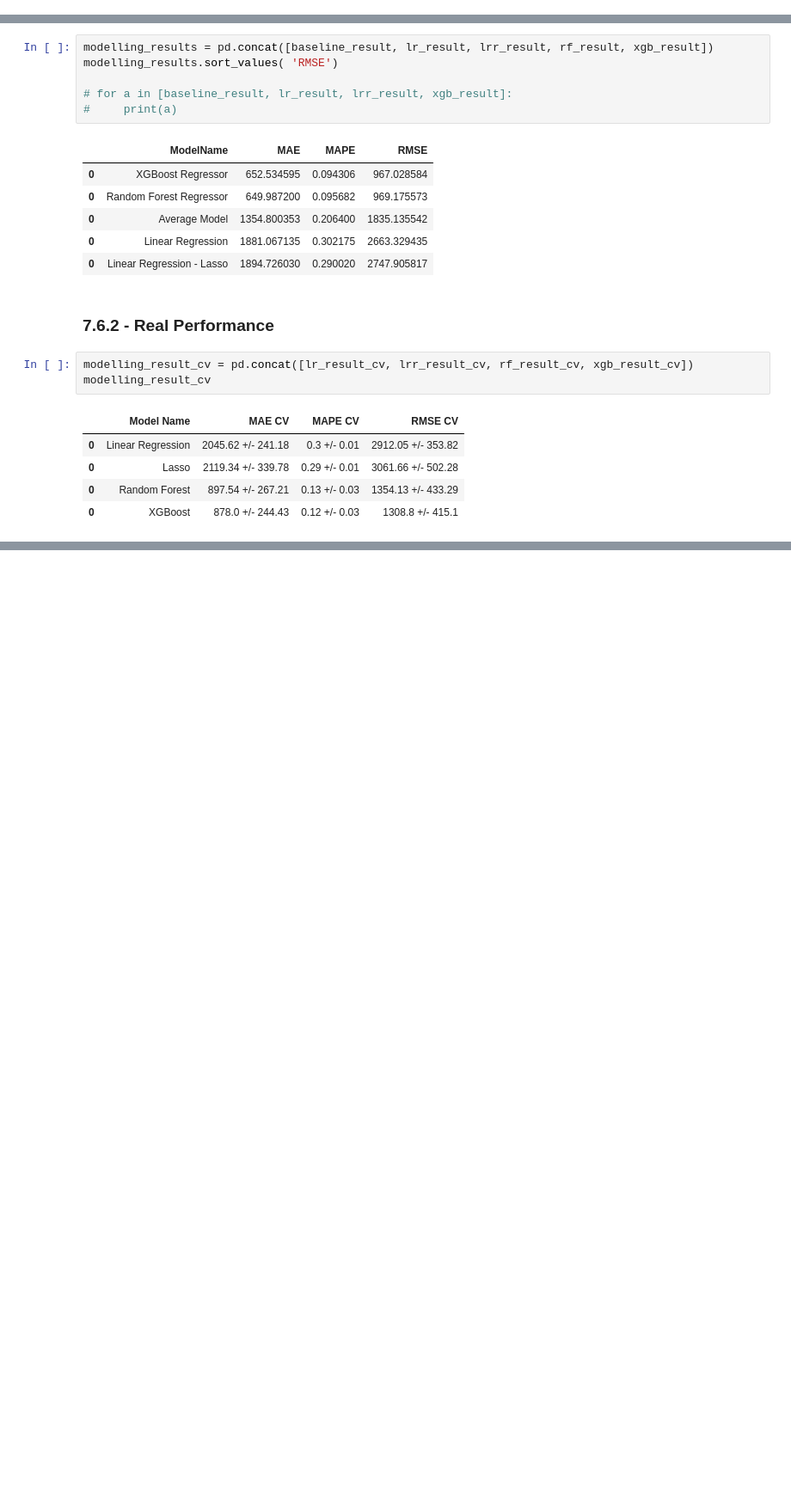
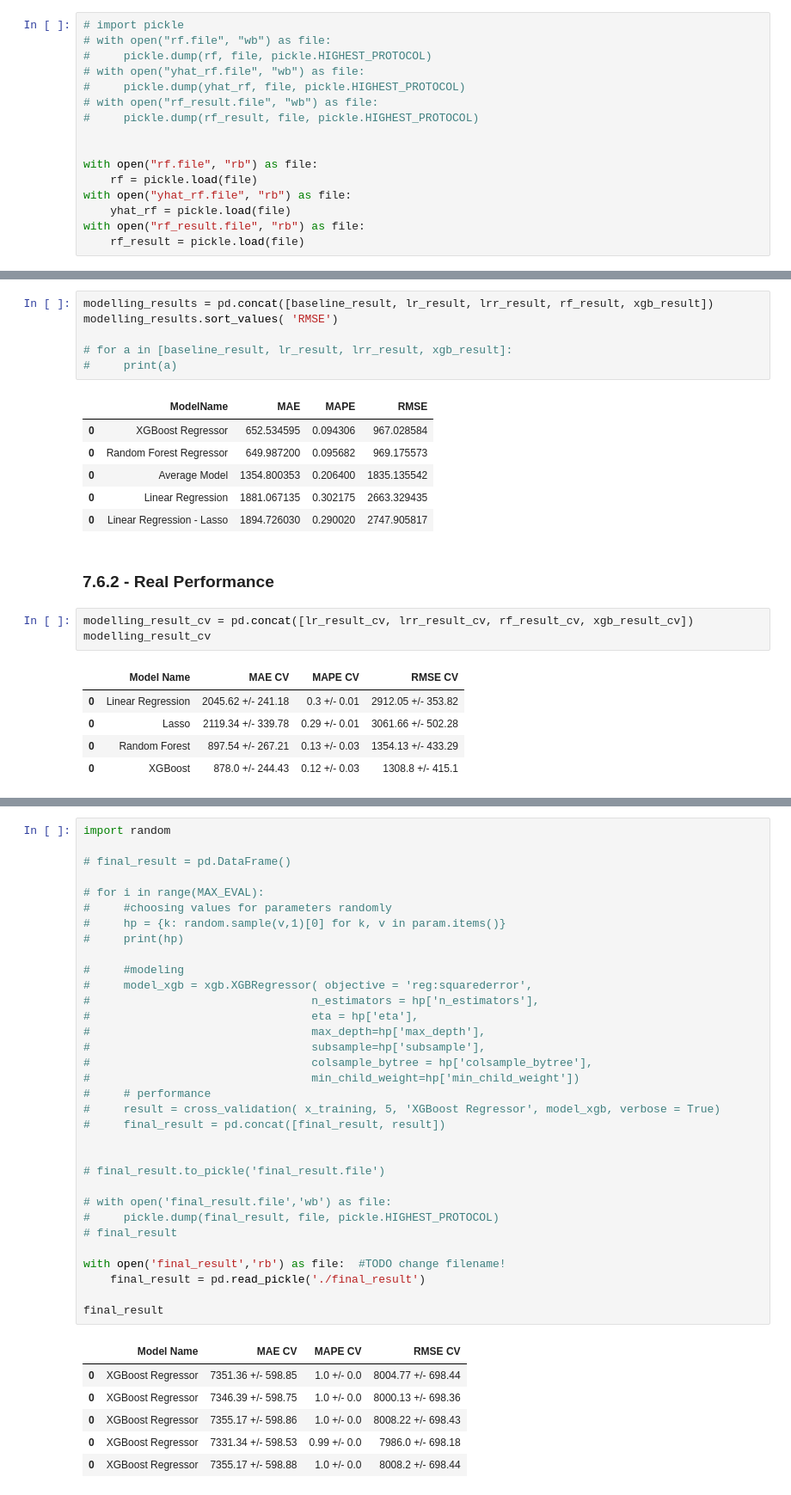
Before and after one commit to fusaa/rossmann, a Jupyter notebook: 3 - project - exploratory data analysis-Copy1.ipynb, the cells around one changed output, grey strips where cells are left out. Shown at 86% size. Saved outputs shown, nothing was run; the diff lists cells and outputs as text; blank space fills up the shorter version.

```diff
--- a/3 - project - exploratory data analysis-Copy1.ipynb
+++ b/3 - project - exploratory data analysis-Copy1.ipynb
@@ -975,3 +967,19 @@ with open("rf.file", "rb") as file:
+# %%
+# import pickle
+# with open("rf.file", "wb") as file:
+#     pickle.dump(rf, file, pickle.HIGHEST_PROTOCOL)
+# with open("yhat_rf.file", "wb") as file:
+#     pickle.dump(yhat_rf, file, pickle.HIGHEST_PROTOCOL)
+# with open("rf_result.file", "wb") as file:
+#     pickle.dump(rf_result, file, pickle.HIGHEST_PROTOCOL)
+
+
+with open("rf.file", "rb") as file:
+    rf = pickle.load(file)
+with open("yhat_rf.file", "rb") as file:
+    yhat_rf = pickle.load(file)
+with open("rf_result.file", "rb") as file:
+    rf_result = pickle.load(file)
 # %% [markdown]
 ### 7.4.1 - Random Forest Cross Validation
 # %%
@@ -1172,0 +1108,40 @@ mpe
+# %%
+import random
+
+# final_result = pd.DataFrame()
+
+# for i in range(MAX_EVAL):
+#     #choosing values for parameters randomly
+#     hp = {k: random.sample(v,1)[0] for k, v in param.items()}
+#     print(hp)
+
+#     #modeling
+#     model_xgb = xgb.XGBRegressor( objective = 'reg:squarederror',
+#                                 n_estimators = hp['n_estimators'],
+#                                 eta = hp['eta'],
+#                                 max_depth=hp['max_depth'],
+#                                 subsample=hp['subsample'],
+#                                 colsample_bytree = hp['colsample_bytree'],
+#                                 min_child_weight=hp['min_child_weight'])
+#     # performance
+#     result = cross_validation( x_training, 5, 'XGBoost Regressor', model_xgb, verbose = True)
+#     final_result = pd.concat([final_result, result])
+
+
+# final_result.to_pickle('final_result.file')
+
+# with open('final_result.file','wb') as file:
+#     pickle.dump(final_result, file, pickle.HIGHEST_PROTOCOL)
+# final_result
+
+with open('final_result','rb') as file:  #TODO change filename!
+    final_result = pd.read_pickle('./final_result')
+
+final_result
+# %% [output]
+|  | Model Name | MAE CV | MAPE CV | RMSE CV |
+| 0 | XGBoost Regressor | 7351.36 +/- 598.85 | 1.0 +/- 0.0 | 8004.77 +/- 698.44 |
+| 0 | XGBoost Regressor | 7346.39 +/- 598.75 | 1.0 +/- 0.0 | 8000.13 +/- 698.36 |
+| 0 | XGBoost Regressor | 7355.17 +/- 598.86 | 1.0 +/- 0.0 | 8008.22 +/- 698.43 |
+| 0 | XGBoost Regressor | 7331.34 +/- 598.53 | 0.99 +/- 0.0 | 7986.0 +/- 698.18 |
+| 0 | XGBoost Regressor | 7355.17 +/- 598.88 | 1.0 +/- 0.0 | 8008.2 +/- 698.44 |
```
Also changed, not shown: parts of 32 cells of this notebook.
